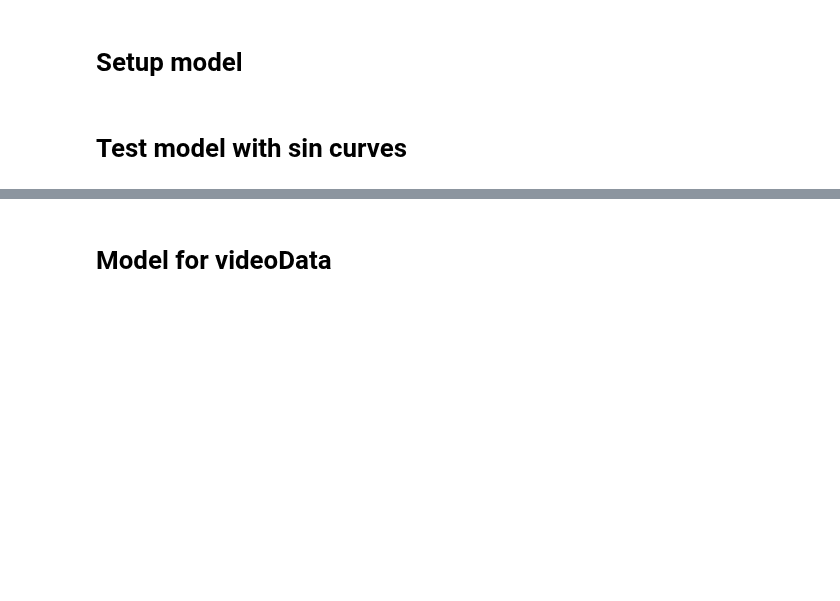
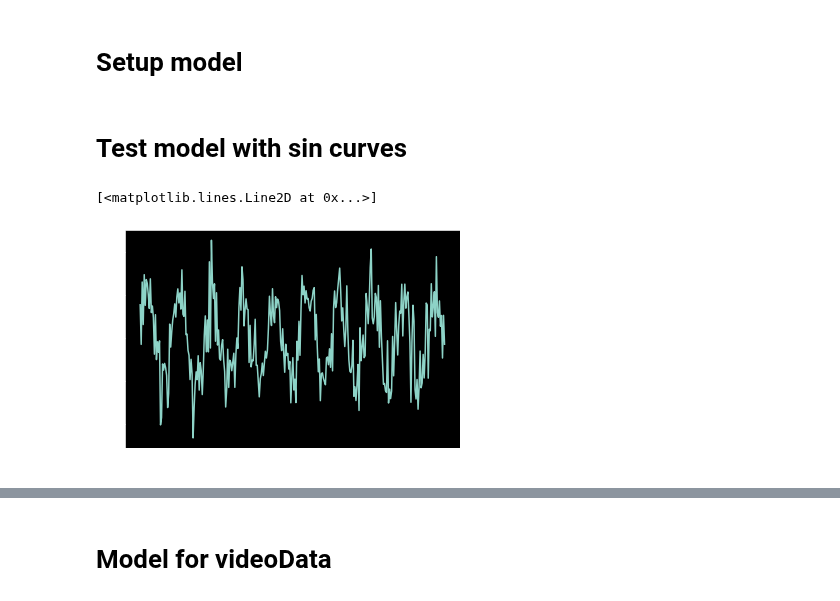
Before and after one commit to markusOlsen1/ModelBasedProject, a Jupyter notebook: main.ipynb, the cells around one changed output, grey strips where cells are left out. Cells and saved outputs as stored; diff of their text form; code cells hidden in the pictures; blank space fills up the shorter version.

```diff
--- a/main.ipynb
+++ b/main.ipynb
@@ -163,11 +152,16 @@ def model(T, T_forecast, output_dim, obs=None,latent_dim=2):
 # %% [markdown]
 # Test model with sin curves
 # %%
-N = 144
-test_x = np.linspace(0,10,N)
-test_y = 40*np.sin(test_x)
+N = 300
+test_x = np.linspace(0,60,N)
+test_y = np.sin(test_x) + np.random.normal(0,0.5,N)
 for i in range (1,4):
-    test_y = np.vstack((test_y, 40*np.sin(i/2*test_x) + np.random.normal(0,0.5,N)))
+    test_y = np.vstack((test_y, np.sin(test_x) + np.random.normal(0,0.5,N)))
+# %%
+plt.plot(test_y[2])
+# %% [output]
+[<matplotlib.lines.Line2D at 0x...>]
+[figure, added]
 # %%
 t0 = time.time()
 rng_key = random.PRNGKey(0)
```
Also changed, not shown: parts of 12 cells of this notebook, 1 other file.
